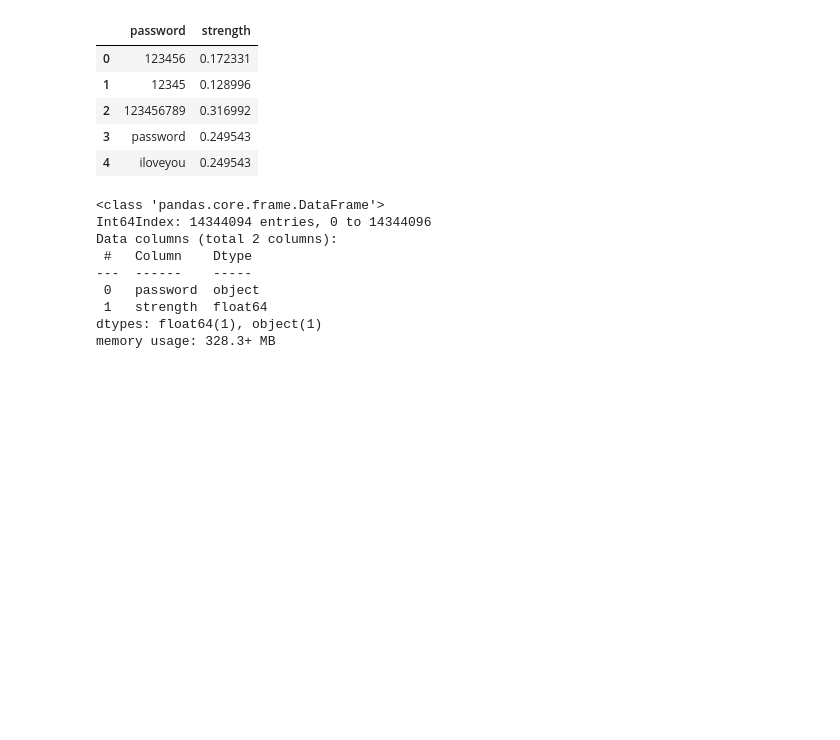
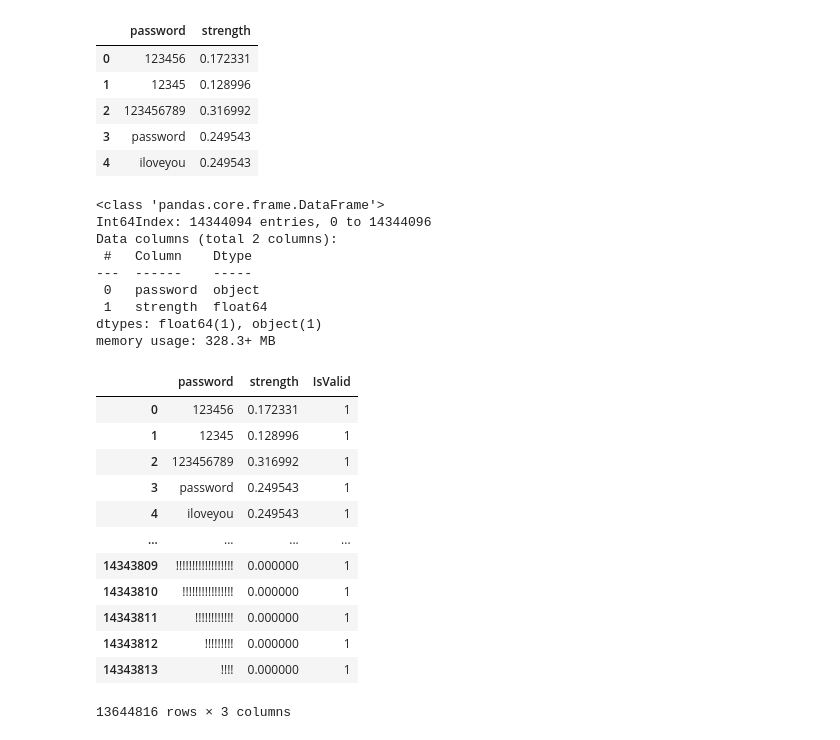
Before and after one commit to KarthikUdyawar/passwordometer, a Jupyter notebook: notebooks/02.1_clean_data.ipynb, the cells around one changed output. Cells and saved outputs as stored; diff of their text form; code cells hidden in the pictures; blank space fills up the shorter version.

Commit message:
Save the clean dataset
We filter the password and find the distribution of valid and invalid password using bar and pie plot and finally we saved the valid passwords.

```diff
--- a/notebooks/02.1_clean_data.ipynb
+++ b/notebooks/02.1_clean_data.ipynb
@@ -52,3 +55,22 @@ def isValidPassword(text: str) -> int:
     return 0 if text_set.difference(valid_set) else 1
 # %%
 df["IsValid"] = df["password"].progress_apply(lambda x: isValidPassword(x))
+# %%
+mark = df["IsValid"] == 1
+
+clean_df = df[mark]
+clean_df
+# %% [output]
+|  | password | strength | IsValid |
+| 0 | 123456 | 0.172331 | 1 |
+| 1 | 12345 | 0.128996 | 1 |
+| 2 | 123456789 | 0.316992 | 1 |
+| 3 | password | 0.249543 | 1 |
+| 4 | iloveyou | 0.249543 | 1 |
+| ... | ... | ... | ... |
+| 14343809 | !!!!!!!!!!!!!!!!!! | 0.000000 | 1 |
+| 14343810 | !!!!!!!!!!!!!!!! | 0.000000 | 1 |
+| 14343811 | !!!!!!!!!!!! | 0.000000 | 1 |
+| 14343812 | !!!!!!!!! | 0.000000 | 1 |
+| 14343813 | !!!! | 0.000000 | 1 |
+13644816 rows × 3 columns
```
Also changed, not shown: parts of 8 cells of this notebook.
